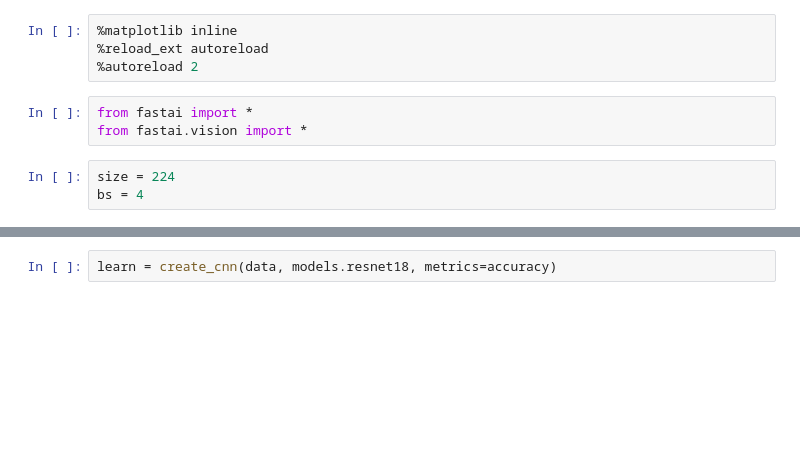
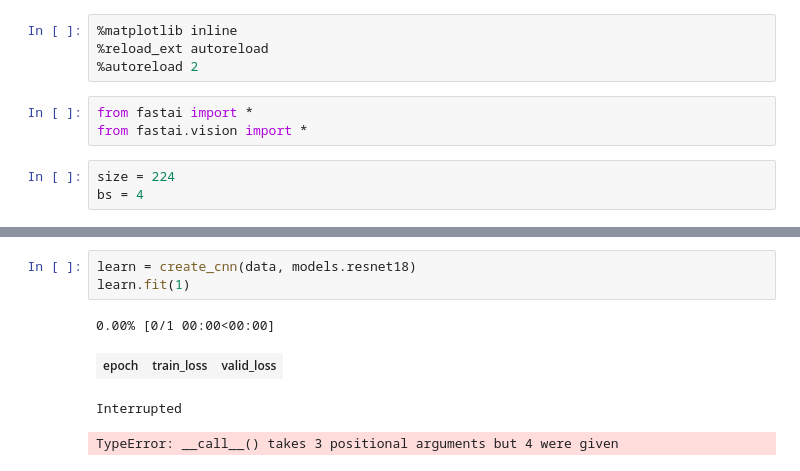
Before and after one commit to takotab/furry-geras, a Jupyter notebook: make_human_detect_fastai.ipynb, the cells around one changed output, grey strips where cells are left out. Saved outputs shown, nothing was run; the diff lists cells and outputs as text; blank space fills up the shorter version.

```diff
--- a/make_human_detect_fastai.ipynb
+++ b/make_human_detect_fastai.ipynb
@@ -64,2 +119,8 @@ data.show_batch(rows=2, ds_type=DatasetType.Train, figsize=(6,6))
 # %%
-learn = create_cnn(data, models.resnet18, metrics=accuracy)
+learn = create_cnn(data, models.resnet18)
+learn.fit(1)
+# %% [output]
+0.00% [0/1 00:00<00:00]
+| epoch | train_loss | valid_loss |
+Interrupted
+TypeError: __call__() takes 3 positional arguments but 4 were given
```
Also changed, not shown: parts of 13 cells of this notebook, 9 other files.
